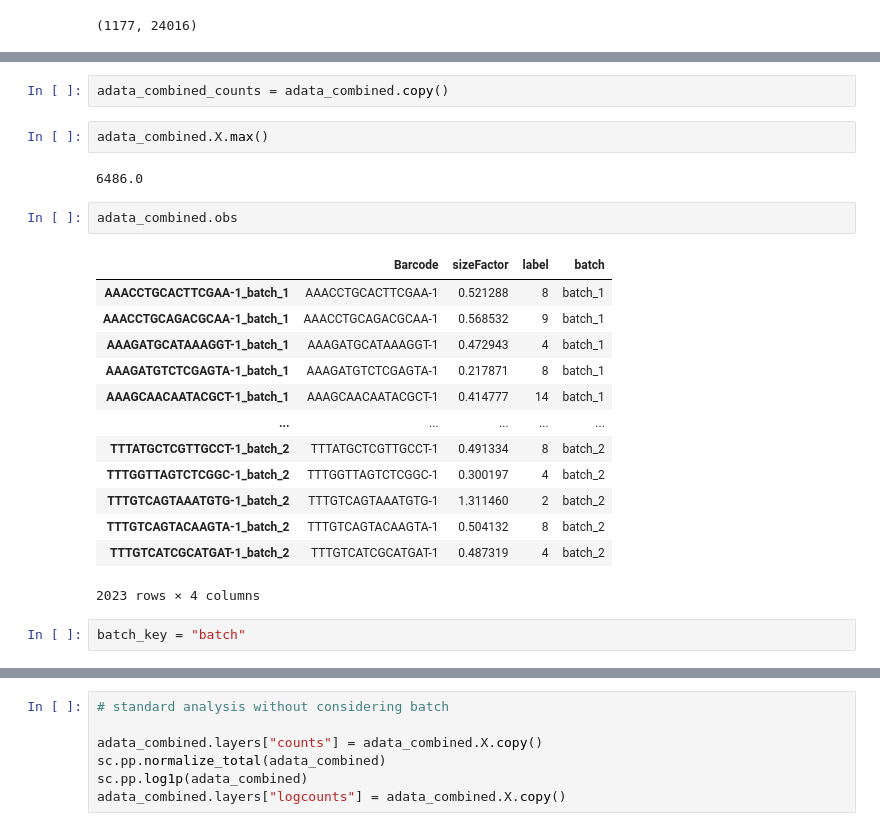
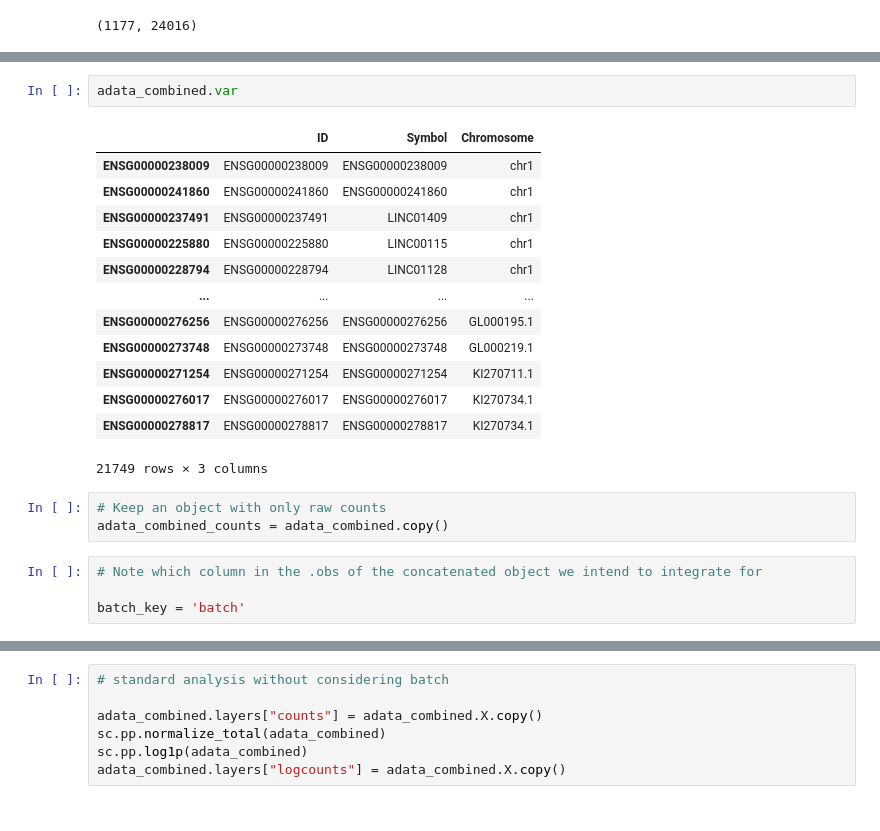
Before and after one commit to Functional-Genomics/scRNA-seq_python_course_2024, a Jupyter notebook: Demonstrations/data_integration_demo.ipynb, the cells around one changed output, grey strips where cells are left out. Cells and saved outputs as stored; diff of their text form.

```diff
--- a/Demonstrations/data_integration_demo.ipynb
+++ b/Demonstrations/data_integration_demo.ipynb
@@ -48,25 +103,24 @@ AnnData object with n_obs × n_vars = 2023 × 21749
+# %%
+adata_combined.var
+# %% [output]
+|  | ID | Symbol | Chromosome |
+| ENSG00000238009 | ENSG00000238009 | ENSG00000238009 | chr1 |
+| ENSG00000241860 | ENSG00000241860 | ENSG00000241860 | chr1 |
+| ENSG00000237491 | ENSG00000237491 | LINC01409 | chr1 |
+| ENSG00000225880 | ENSG00000225880 | LINC00115 | chr1 |
+| ENSG00000228794 | ENSG00000228794 | LINC01128 | chr1 |
+| ... | ... | ... | ... |
+| ENSG00000276256 | ENSG00000276256 | ENSG00000276256 | GL000195.1 |
+| ENSG00000273748 | ENSG00000273748 | ENSG00000273748 | GL000219.1 |
+| ENSG00000271254 | ENSG00000271254 | ENSG00000271254 | KI270711.1 |
+| ENSG00000276017 | ENSG00000276017 | ENSG00000276017 | KI270734.1 |
+| ENSG00000278817 | ENSG00000278817 | ENSG00000278817 | KI270734.1 |
+21749 rows × 3 columns
 # %%
+# Keep an object with only raw counts
 adata_combined_counts = adata_combined.copy()
-# %%
-adata_combined.X.max()
-# %% [output]
-6486.0
-# %%
-adata_combined.obs
-# %% [output]
-|  | Barcode | sizeFactor | label | batch |
-| AAACCTGCACTTCGAA-1_batch_1 | AAACCTGCACTTCGAA-1 | 0.521288 | 8 | batch_1 |
-| AAACCTGCAGACGCAA-1_batch_1 | AAACCTGCAGACGCAA-1 | 0.568532 | 9 | batch_1 |
-| AAAGATGCATAAAGGT-1_batch_1 | AAAGATGCATAAAGGT-1 | 0.472943 | 4 | batch_1 |
-| AAAGATGTCTCGAGTA-1_batch_1 | AAAGATGTCTCGAGTA-1 | 0.217871 | 8 | batch_1 |
-| AAAGCAACAATACGCT-1_batch_1 | AAAGCAACAATACGCT-1 | 0.414777 | 14 | batch_1 |
-| ... | ... | ... | ... | ... |
-| TTTATGCTCGTTGCCT-1_batch_2 | TTTATGCTCGTTGCCT-1 | 0.491334 | 8 | batch_2 |
-| TTTGGTTAGTCTCGGC-1_batch_2 | TTTGGTTAGTCTCGGC-1 | 0.300197 | 4 | batch_2 |
-| TTTGTCAGTAAATGTG-1_batch_2 | TTTGTCAGTAAATGTG-1 | 1.311460 | 2 | batch_2 |
-| TTTGTCAGTACAAGTA-1_batch_2 | TTTGTCAGTACAAGTA-1 | 0.504132 | 8 | batch_2 |
-| TTTGTCATCGCATGAT-1_batch_2 | TTTGTCATCGCATGAT-1 | 0.487319 | 4 | batch_2 |
-2023 rows × 4 columns
-# %%
-batch_key = "batch"
+# %%
+# Note which column in the .obs of the concatenated object we intend to integrate for
+
+batch_key = 'batch'
 # %% [markdown]
```
Also changed, not shown: parts of 23 cells of this notebook.
